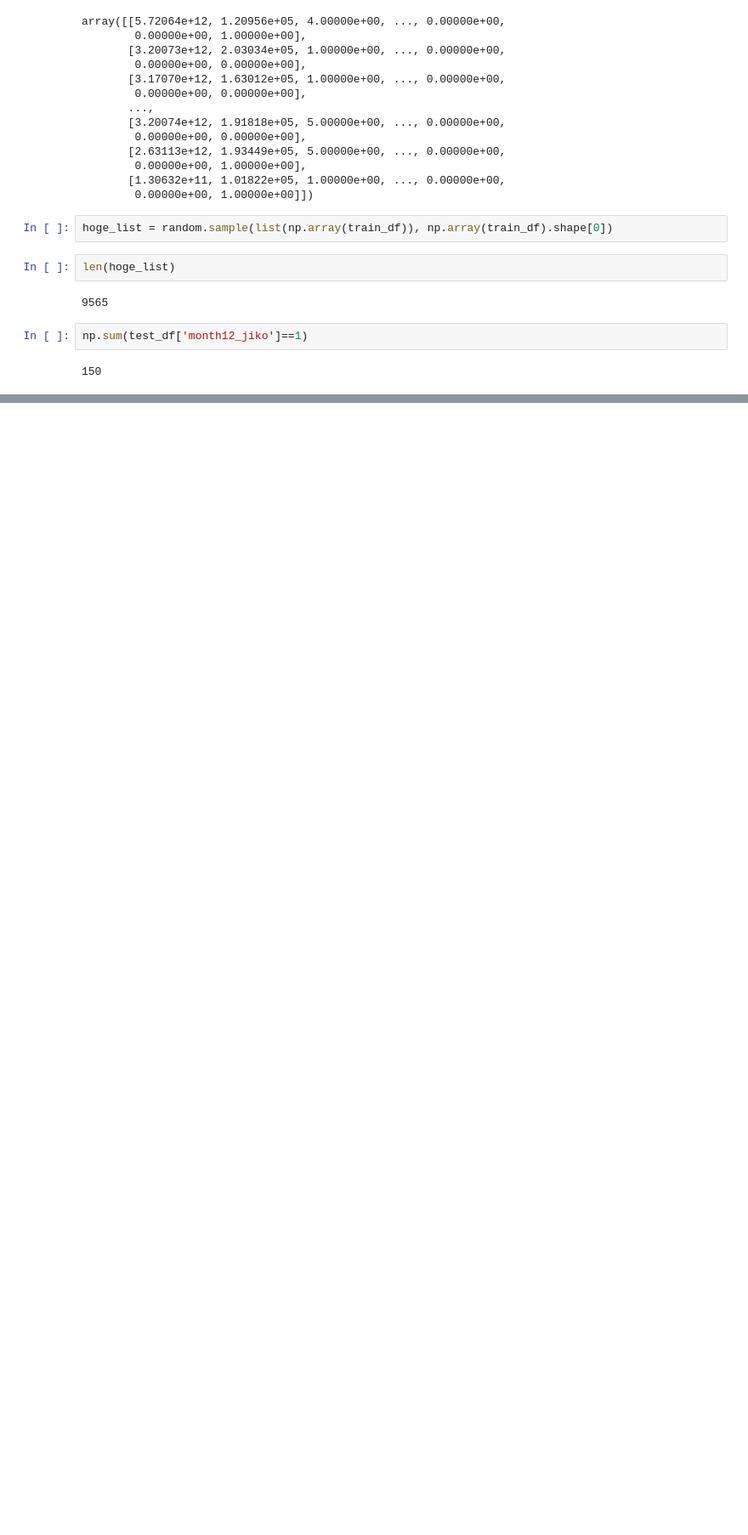
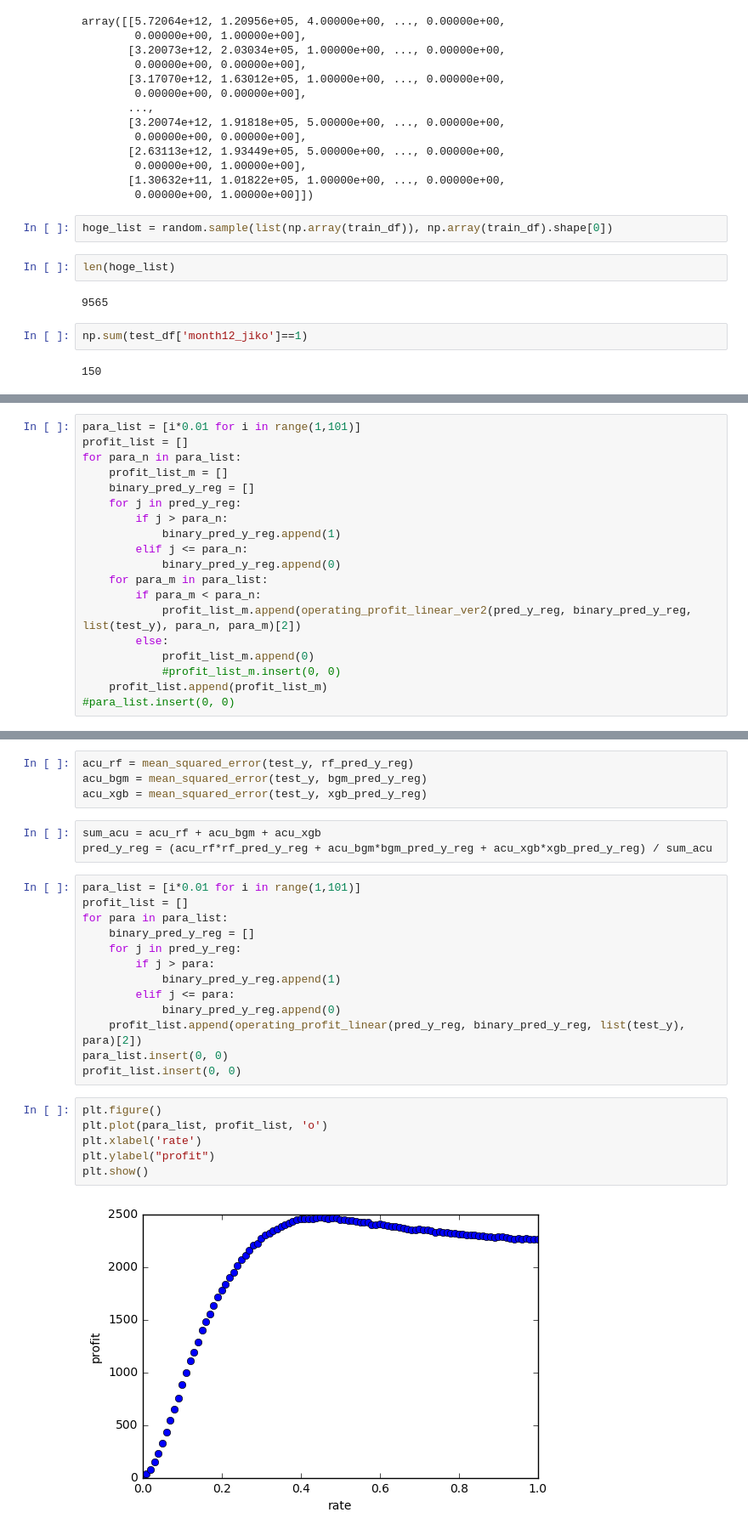
Before and after one commit to suger0316/aiful, a Jupyter notebook: アイフル/ハッカソン_01比率を揃える.ipynb, the cells around one changed output, grey strips where cells are left out. Shown at 85% size. Drawn from its saved outputs; the diff is of its cells as text; blank space fills up the shorter version.

```diff
--- a/アイフル/ハッカソン_01比率を揃える.ipynb
+++ b/アイフル/ハッカソン_01比率を揃える.ipynb
@@ -111,0 +430,19 @@ equal_train_list = random.sample(equal_train_list, len(equal_train_list))
+# %%
+para_list = [i*0.01 for i in range(1,101)]
+profit_list = []
+for para_n in para_list:
+    profit_list_m = []
+    binary_pred_y_reg = []
+    for j in pred_y_reg:
+        if j > para_n:
+            binary_pred_y_reg.append(1)
+        elif j <= para_n:
+            binary_pred_y_reg.append(0)
+    for para_m in para_list:
+        if para_m < para_n:
+            profit_list_m.append(operating_profit_linear_ver2(pred_y_reg, binary_pred_y_reg, list(test_y), para_n, para_m)[2])
+        else:
+            profit_list_m.append(0)
+            #profit_list_m.insert(0, 0)
+    profit_list.append(profit_list_m)
+#para_list.insert(0, 0)
@@ -111,0 +460,28 @@ equal_train_list = random.sample(equal_train_list, len(equal_train_list))
+# %%
+acu_rf = mean_squared_error(test_y, rf_pred_y_reg)
+acu_bgm = mean_squared_error(test_y, bgm_pred_y_reg)
+acu_xgb = mean_squared_error(test_y, xgb_pred_y_reg)
+# %%
+sum_acu = acu_rf + acu_bgm + acu_xgb
+pred_y_reg = (acu_rf*rf_pred_y_reg + acu_bgm*bgm_pred_y_reg + acu_xgb*xgb_pred_y_reg) / sum_acu
+# %%
+para_list = [i*0.01 for i in range(1,101)]
+profit_list = []
+for para in para_list:
+    binary_pred_y_reg = []
+    for j in pred_y_reg:
+        if j > para:
+            binary_pred_y_reg.append(1)
+        elif j <= para:
+            binary_pred_y_reg.append(0)
+    profit_list.append(operating_profit_linear(pred_y_reg, binary_pred_y_reg, list(test_y), para)[2])
+para_list.insert(0, 0)
+profit_list.insert(0, 0)
+# %%
+plt.figure()
+plt.plot(para_list, profit_list, 'o')
+plt.xlabel('rate')
+plt.ylabel("profit")
+plt.show()
+# %% [output]
+[figure, added]
```
Also changed, not shown: parts of 50 cells of this notebook, 1 other file.
